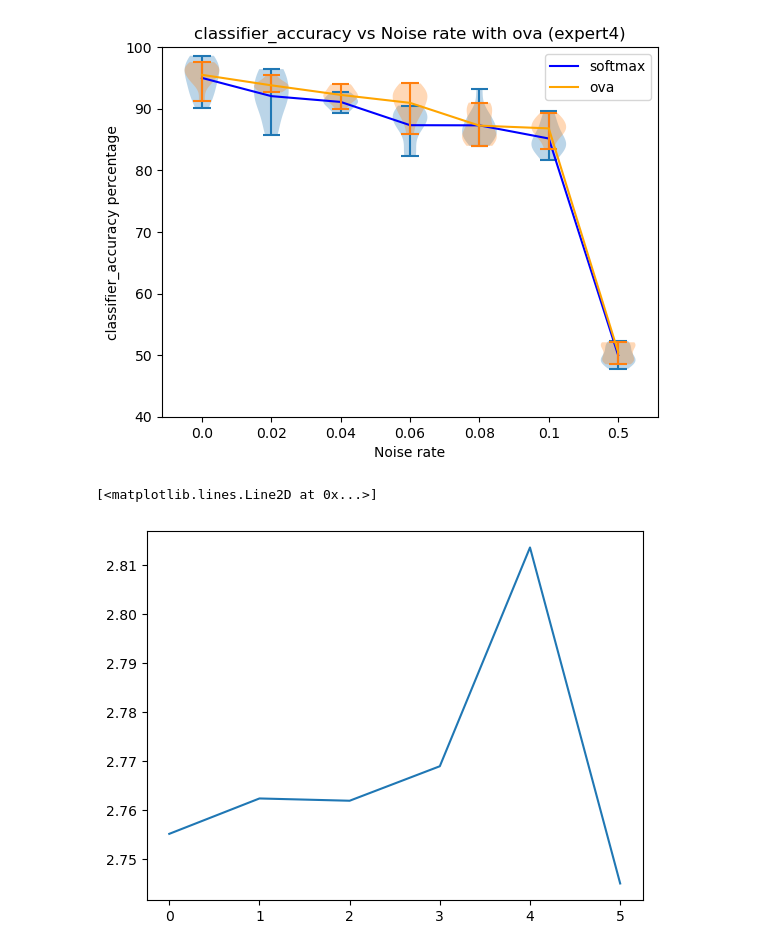
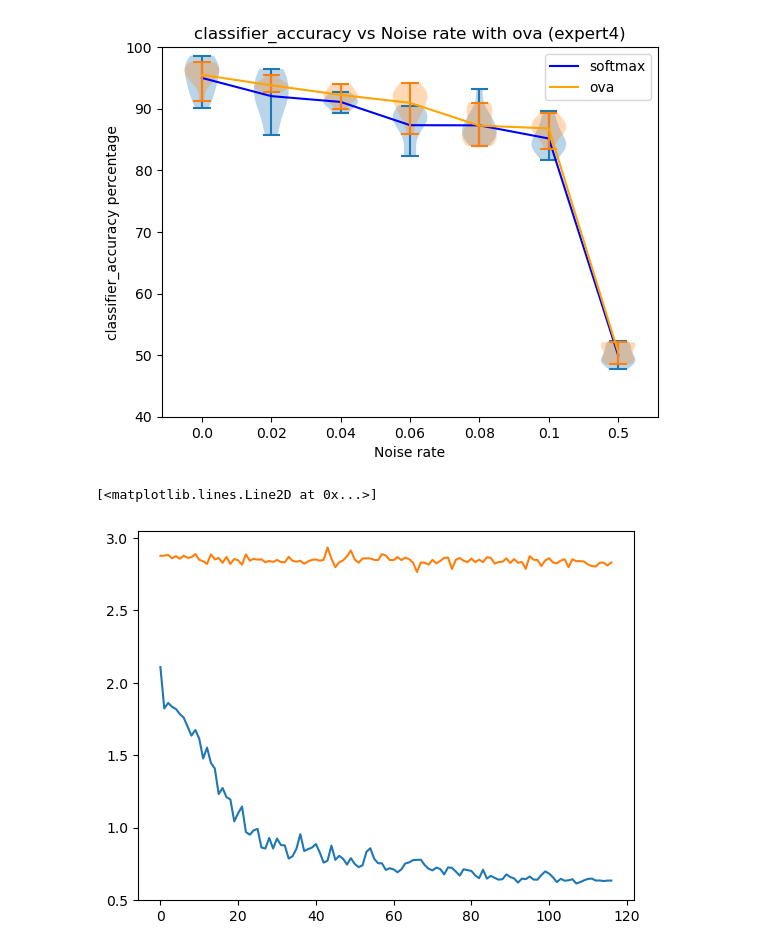
Before and after one commit to LeonPeric/Multi_L2D, a Jupyter notebook: SkinCancer/analysis.ipynb, the cells around one changed output. Cells and saved outputs as stored; diff of their text form; code cells hidden in the pictures.

```diff
--- a/SkinCancer/analysis.ipynb
+++ b/SkinCancer/analysis.ipynb
@@ -86,13 +86,14 @@ plot_metrics("classifier_accuracy", (40, 100), avg_std_error_rates_list_expert4,
 # %%
 train_loss = []
 val_loss = []
-with open("logs/ova/logs_ova_19_0.0.json") as f:
+with open("logs/ova/logs_ova_42_0.04.json") as f:
     file = json.load(f)
     for line in file:
         train_loss.append(line["train_loss"])
         val_loss.append(line["validation_loss"])
 # %%
+plt.plot(train_loss)
 plt.plot(val_loss)
 # %% [output]
 [<matplotlib.lines.Line2D at 0x...>]
-[figure, old version]
+[figure, new version]
```
Also changed, not shown: 3 other files.
